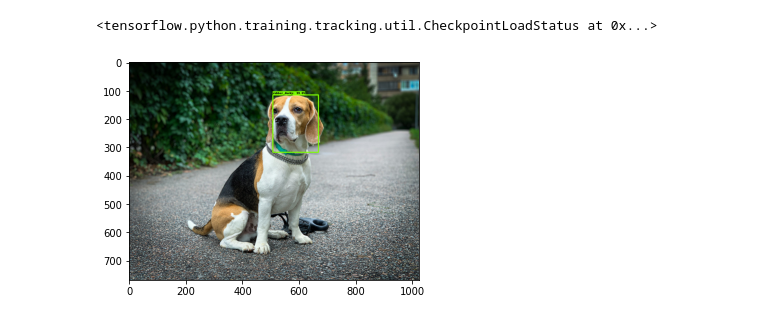
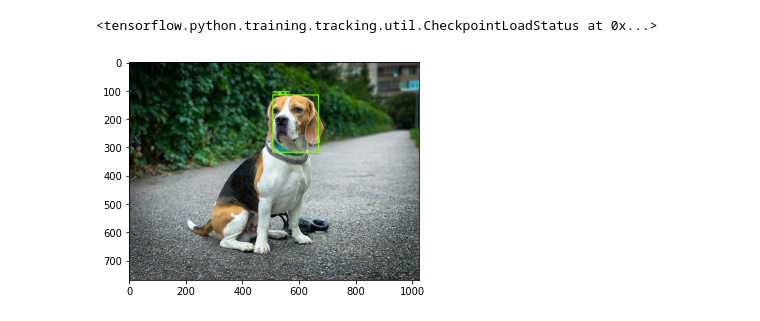
Before and after one commit to leoHeidel/dog-face-dataset, a Jupyter notebook: eager_dog_face_training.ipynb, the cells around one changed output. Cells and saved outputs as stored; diff of their text form; code cells hidden in the pictures.

```diff
--- a/eager_dog_face_training.ipynb
+++ b/eager_dog_face_training.ipynb
@@ -85,7 +77,7 @@ import glob
 dog_class_id = 1
 num_classes = 1
 label_id_offset = 1
-category_index = {dog_class_id: {'id': dog_class_id, 'name': 'rubber_ducky'}}
+category_index = {dog_class_id: {'id': dog_class_id, 'name': 'dog'}}
 # %%
 import xml.etree.ElementTree as ET
 
@@ -265,34 +257,22 @@ def file_generator():
 # %%
 test_image_path = "data/dogs-1024/50562567067.jpg"
 test_image_np = np.expand_dims(utils.load_image_into_numpy_array(test_image_path), axis=0)
 
 @tf.function
 def detect(input_tensor):
-      """Run detection on an input image.
-
-      Args:
-        input_tensor: A [1, height, width, 3] Tensor of type tf.float32.
-          Note that height and width can be anything since the image will be
-          immediately resized according to the needs of the model within this
-          function.
-
-      Returns:
-        A dict containing 3 Tensors (`detection_boxes`, `detection_classes`,
-          and `detection_scores`).
-      """
-      preprocessed_image, shapes = detection_model.preprocess(input_tensor)
-      prediction_dict = detection_model.predict(preprocessed_image, shapes)
-      return detection_model.postprocess(prediction_dict, shapes)
+    preprocessed_image, shapes = detection_model.preprocess(input_tensor)
+    prediction_dict = detection_model.predict(preprocessed_image, shapes)
+    return detection_model.postprocess(prediction_dict, shapes)
 
 input_tensor = tf.convert_to_tensor(test_image_np, dtype=tf.float32)
 detections = detect(input_tensor)
 
 utils.plot_detections(
     test_image_np[0],
     detections['detection_boxes'][0].numpy(),
     detections['detection_classes'][0].numpy().astype(np.uint32)
     + label_id_offset,
     detections['detection_scores'][0].numpy(),
     category_index, figsize=(15, 20))
 # %% [output]
-[figure, old version]
+[figure, new version]
```
Also changed, not shown: parts of 6 cells of this notebook, 7 other files.
